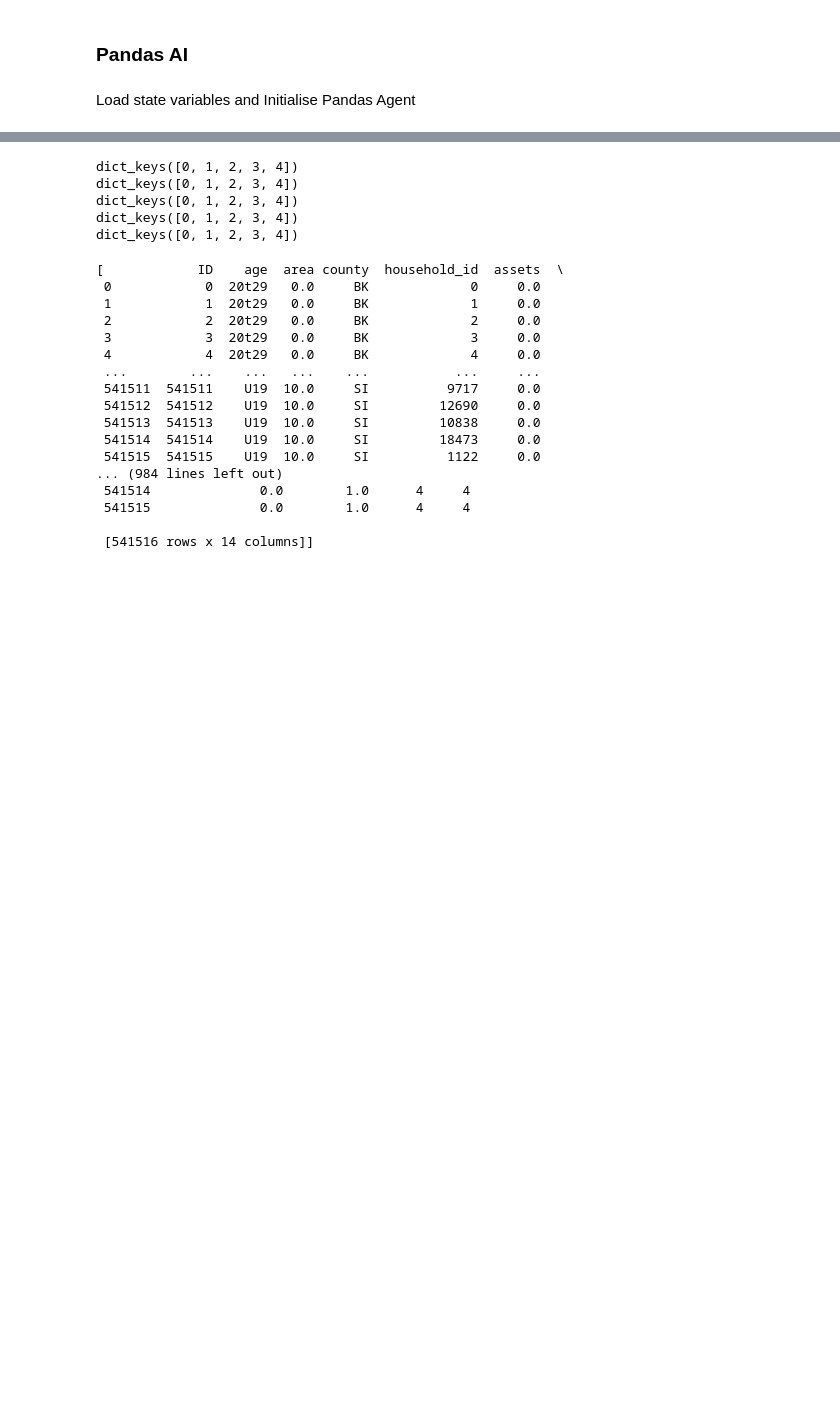
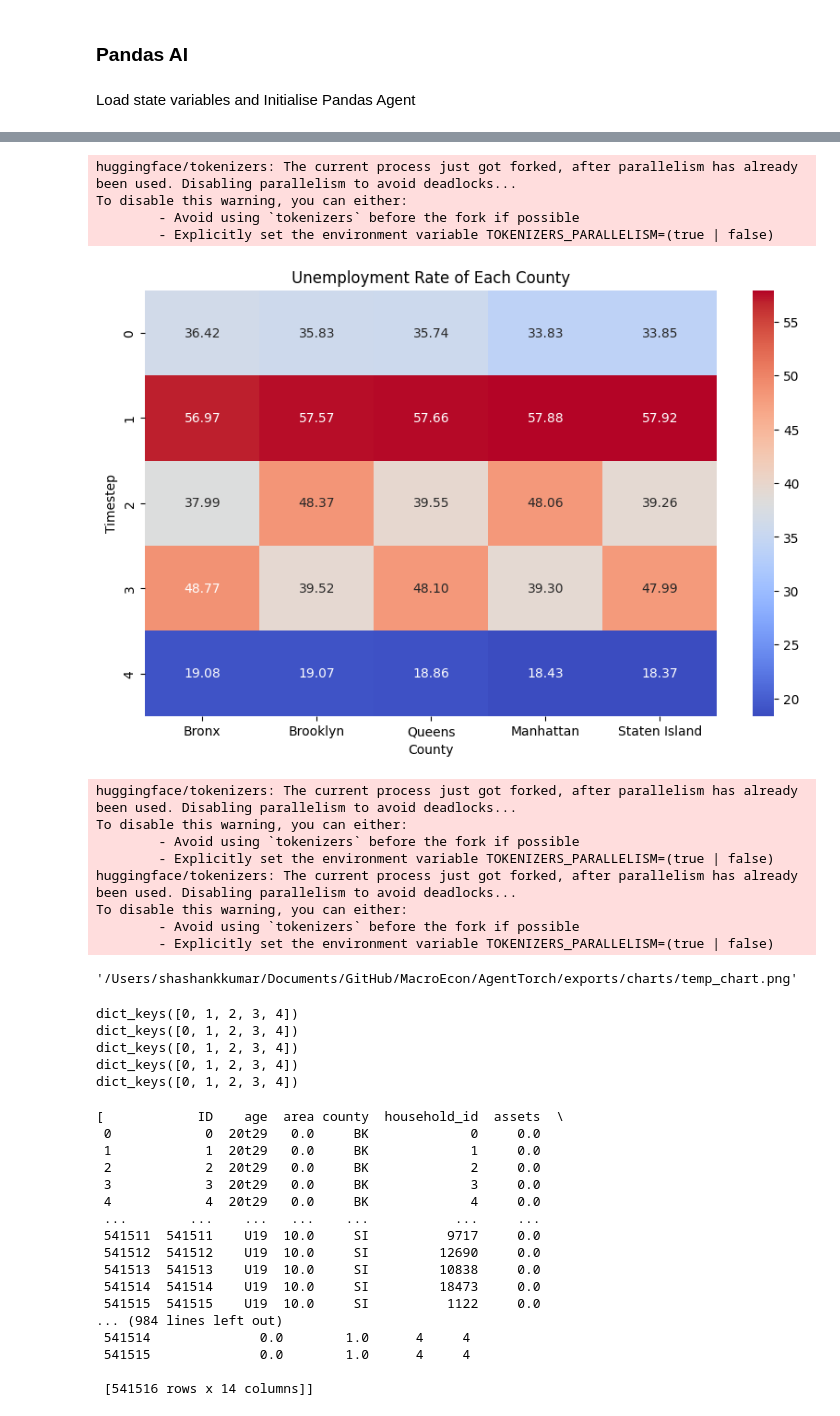
Before and after one commit to AgentTorch/AgentTorch, a Jupyter notebook: AgentTorch/AgentTorch/LLM/LLM_QA.ipynb, the cells around one changed output, grey strips where cells are left out. Cells and saved outputs as stored; diff of their text form; code cells hidden in the pictures; blank space fills up the shorter version.

```diff
--- a/AgentTorch/AgentTorch/LLM/LLM_QA.ipynb
+++ b/AgentTorch/AgentTorch/LLM/LLM_QA.ipynb
@@ -103,0 +115,22 @@ sim_data_dict[0]
+# %%
+import pandas as pd
+
+# Initialize an empty list to store the data
+data = []
+
+# Iterate over the items in the dictionary
+for timestep, values in sim_data_dict[4]['environment'].items():
+    # Extract the unemployment rates for months
+    unemployment_rate_bronx = values['Unemployment_Rate_BRONX'].detach().numpy()[0]
+    unemployment_rate_brooklyn = values['Unemployment_Rate_BROOKLYN'].detach().numpy()[0]
+    unemployment_rate_queens = values['Unemployment_Rate_Queens'].detach().numpy()[0]
+    unemployment_rate_manhattan = values['Unemployment_Rate_Manhattan'].detach().numpy()[0]
+    unemployment_rate_staten_island = values['Unemployment_Rate_Staten_Island'].detach().numpy()[0]
+
+    # Append the data to the list
+    data.append([timestep, unemployment_rate_bronx, unemployment_rate_brooklyn, unemployment_rate_queens, unemployment_rate_manhattan, unemployment_rate_staten_island])
+
+# Convert the list to a DataFrame
+df = pd.DataFrame(data, columns=['Timestep', 'Unemployment Rate Bronx', 'Unemployment Rate Brooklyn', 'Unemployment Rate Queens', 'Unemployment Rate Manhattan', 'Unemployment Rate Staten Island'])
+df = df[df['Timestep'] == 4]
+df
@@ -104,3 +140,22 @@ sim_data_dict[0]
+# %%
+pandas_agent = get_pandas_agent(agent_prop_df_list=df, llm=openai_llm)
+# %%
+pandas_agent.chat("Plot the unemployment rate of each county on a heat map")
+# %% [output]
+huggingface/tokenizers: The current process just got forked, after parallelism has already been used. Disabling parallelism to avoid deadlocks...
+To disable this warning, you can either:
+        - Avoid using `tokenizers` before the fork if possible
+        - Explicitly set the environment variable TOKENIZERS_PARALLELISM=(true | false)
+[figure, added]
+huggingface/tokenizers: The current process just got forked, after parallelism has already been used. Disabling parallelism to avoid deadlocks...
+To disable this warning, you can either:
+        - Avoid using `tokenizers` before the fork if possible
+        - Explicitly set the environment variable TOKENIZERS_PARALLELISM=(true | false)
+huggingface/tokenizers: The current process just got forked, after parallelism has already been used. Disabling parallelism to avoid deadlocks...
+To disable this warning, you can either:
+        - Avoid using `tokenizers` before the fork if possible
+        - Explicitly set the environment variable TOKENIZERS_PARALLELISM=(true | false)
+'/Users/shashankkumar/Documents/GitHub/MacroEcon/AgentTorch/exports/charts/temp_chart.png'
 # %%
 def load_state_dict(sim_data_dict):
     agent_prop_df_list = []
```
Also changed, not shown: parts of 7 cells of this notebook, 54 other files.
